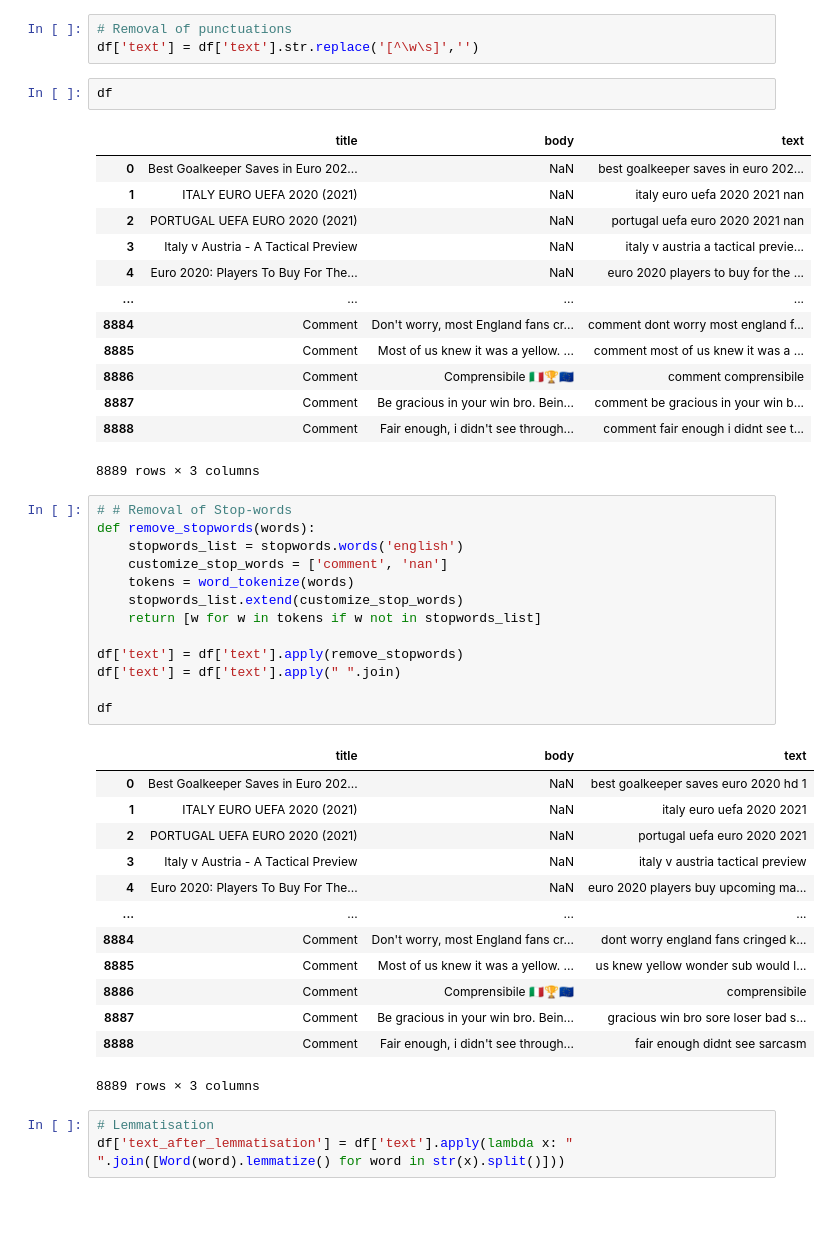
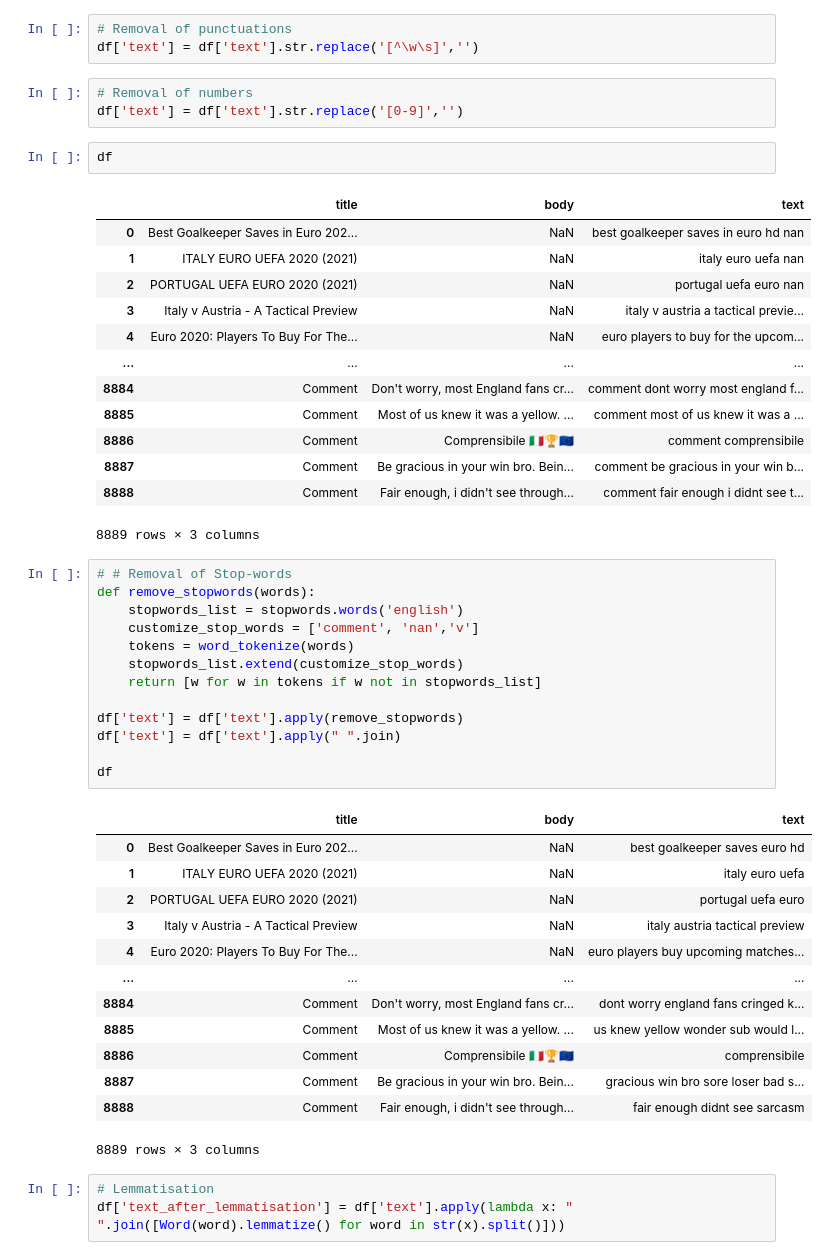
Before and after one commit to jimmeng-kok-2017/lda_euro2020_reddit_topics, a Jupyter notebook: LDA_Euro_2020_Reddit.ipynb, the cells around one changed output. Saved outputs shown, nothing was run; the diff lists cells and outputs as text; blank space fills up the shorter version.

```diff
--- a/LDA_Euro_2020_Reddit.ipynb
+++ b/LDA_Euro_2020_Reddit.ipynb
@@ -91,15 +91,18 @@ df['text'] = df['text'].apply(lambda x: " ".join(str(x).lower() for x in str(x).
 # %%
 # Removal of punctuations
 df['text'] = df['text'].str.replace('[^\w\s]','')
+# %%
+# Removal of numbers
+df['text'] = df['text'].str.replace('[0-9]','')
 # %%
 df
 # %% [output]
 |  | title | body | text |
-| 0 | Best Goalkeeper Saves in Euro 202... | NaN | best goalkeeper saves in euro 202... |
-| 1 | ITALY EURO UEFA 2020 (2021) | NaN | italy euro uefa 2020 2021 nan |
-| 2 | PORTUGAL UEFA EURO 2020 (2021) | NaN | portugal uefa euro 2020 2021 nan |
+| 0 | Best Goalkeeper Saves in Euro 202... | NaN | best goalkeeper saves in euro hd nan |
+| 1 | ITALY EURO UEFA 2020 (2021) | NaN | italy euro uefa nan |
+| 2 | PORTUGAL UEFA EURO 2020 (2021) | NaN | portugal uefa euro nan |
 | 3 | Italy v Austria - A Tactical Preview | NaN | italy v austria a tactical previe... |
-| 4 | Euro 2020: Players To Buy For The... | NaN | euro 2020 players to buy for the ... |
+| 4 | Euro 2020: Players To Buy For The... | NaN | euro players to buy for the upcom... |
 | ... | ... | ... | ... |
 | 8884 | Comment | Don't worry, most England fans cr... | comment dont worry most england f... |
 | 8885 | Comment | Most of us knew it was a yellow. ... | comment most of us knew it was a ... |
@@ -110,23 +113,23 @@ df
 # %%
 # # Removal of Stop-words
 def remove_stopwords(words):
     stopwords_list = stopwords.words('english')
-    customize_stop_words = ['comment', 'nan']
+    customize_stop_words = ['comment', 'nan','v']
     tokens = word_tokenize(words)
     stopwords_list.extend(customize_stop_words)
     return [w for w in tokens if w not in stopwords_list]
 
 df['text'] = df['text'].apply(remove_stopwords)
 df['text'] = df['text'].apply(" ".join)
 
 df
 # %% [output]
 |  | title | body | text |
-| 0 | Best Goalkeeper Saves in Euro 202... | NaN | best goalkeeper saves euro 2020 hd 1 |
-| 1 | ITALY EURO UEFA 2020 (2021) | NaN | italy euro uefa 2020 2021 |
-| 2 | PORTUGAL UEFA EURO 2020 (2021) | NaN | portugal uefa euro 2020 2021 |
-| 3 | Italy v Austria - A Tactical Preview | NaN | italy v austria tactical preview |
-| 4 | Euro 2020: Players To Buy For The... | NaN | euro 2020 players buy upcoming ma... |
+| 0 | Best Goalkeeper Saves in Euro 202... | NaN | best goalkeeper saves euro hd |
+| 1 | ITALY EURO UEFA 2020 (2021) | NaN | italy euro uefa |
+| 2 | PORTUGAL UEFA EURO 2020 (2021) | NaN | portugal uefa euro |
+| 3 | Italy v Austria - A Tactical Preview | NaN | italy austria tactical preview |
+| 4 | Euro 2020: Players To Buy For The... | NaN | euro players buy upcoming matches... |
 | ... | ... | ... | ... |
 | 8884 | Comment | Don't worry, most England fans cr... | dont worry england fans cringed k... |
 | 8885 | Comment | Most of us knew it was a yellow. ... | us knew yellow wonder sub would l... |
```
Also changed, not shown: parts of 7 cells of this notebook.
